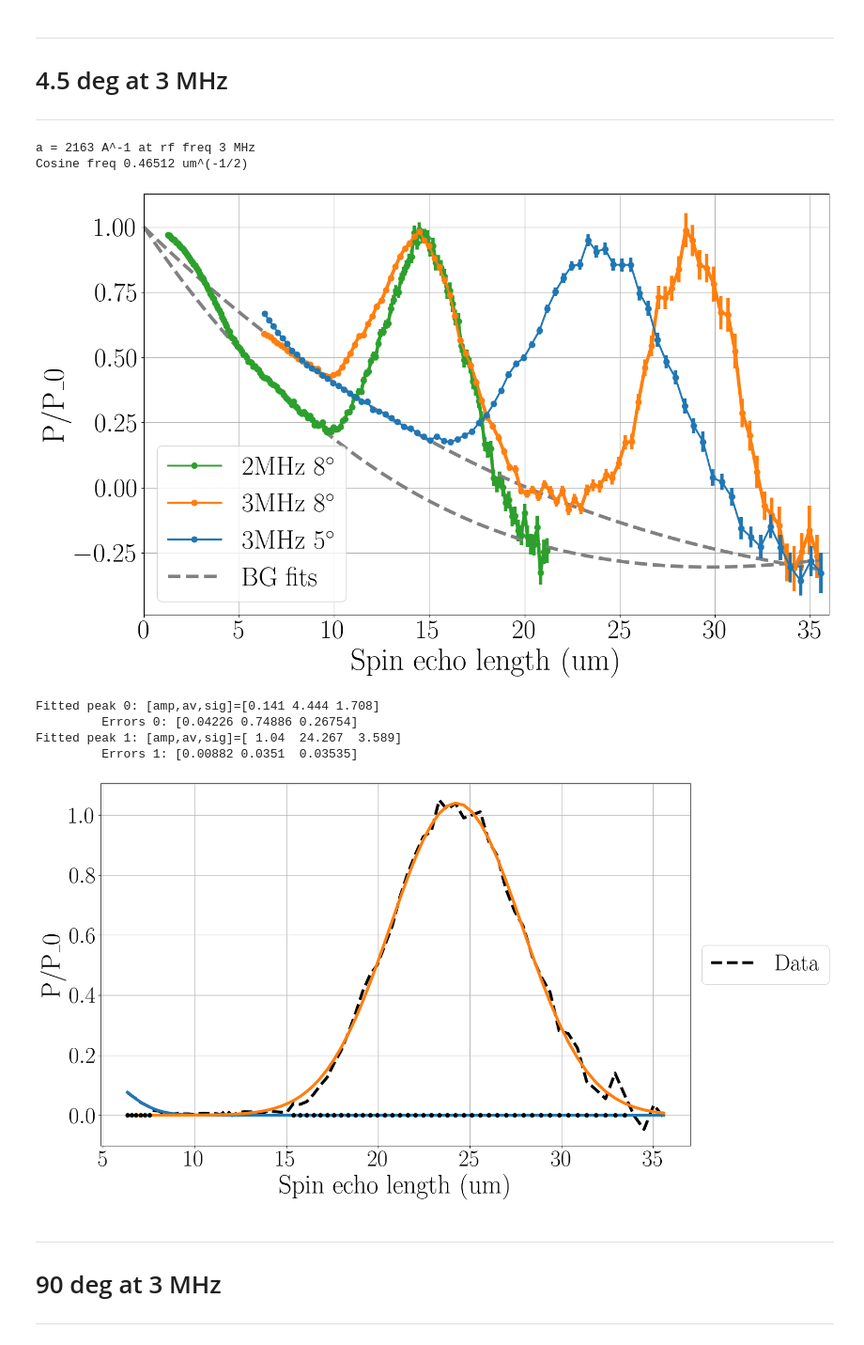
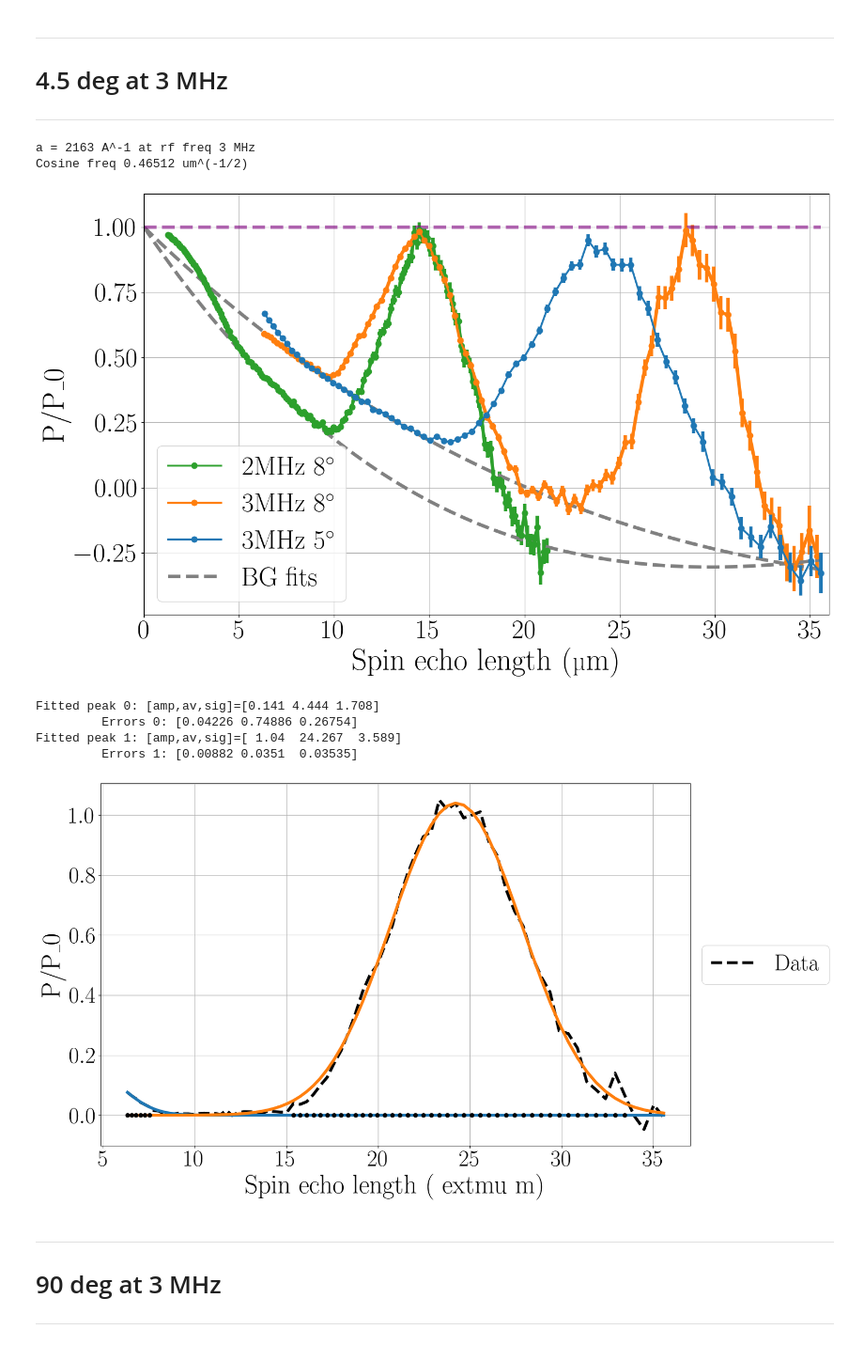
Before and after one commit to srmck/SESANS-coherence-length, a Jupyter notebook: Coherence_analysis.ipynb, the cells around one changed output. Shown at 94% size. Cells and saved outputs as stored; diff of their text form; code cells hidden in the pictures.

Commit message:
Fixed micro
Why is latex so terrible?

```diff
--- a/Coherence_analysis.ipynb
+++ b/Coherence_analysis.ipynb
@@ -22,7 +22,7 @@ plt.rc('lines', linewidth=4.5)
 
 if True: #Additions to latex preamble for matplotlib:
     plt.rc('text', usetex=True)
-    plt.rc('text.latex', preamble=r'\usepackage{textcomp,amsmath,amsthm,amssymb,amsfonts,braket,siunitx}')
+    plt.rc('text.latex', preamble=r'\usepackage{textcomp,amsmath,amsthm,amssymb,amsfonts,braket,siunitx,upgreek}')
     plt.rcParams["font.family"] = "Computer Modern Roman"
 
 plt.rc('font', size=SMALL_SIZE)          # controls default text sizes
@@ -192,7 +192,7 @@ plt.show()
 # 90 deg data 2MHz
 ***
 # %%
-path = work_path
+path = home_path
 file = "pols_2Mhz_90deg3.0_0.05_12.5.dat"
 
 with open(path+file) as f:
@@ -334,7 +334,7 @@ if False:
 # 8 deg data 2 MHz
 ***
 # %%
-path = work_path
+path = home_path
 file = "pols_2Mhz_8deg3.0_0.05_12.5.dat"
 
 with open(path+file) as f:
@@ -453,7 +453,7 @@ if False:
 # 8deg data 3 MHz
 ***
 # %%
-path = work_path
+path = home_path
 #file = "pols_3Mhz_8deg5.5_0.1_13.25.dat"
 file = "pols_3Mhz_8deg5.5_0.075_13.25.dat"
 #file = "pols_3Mhz_8deg5.5_0.05_13.25.dat"
@@ -527,7 +527,7 @@ Fitted peak 1: [amp,av,sig]=[ 1.16  28.856  2.223]
 # 4.5 deg at 3 MHz
 ***
 # %%
-path = work_path
+path = home_path
 file = "pols_3Mhz_4p5deg5.5_0.1_13.25.dat"
 
 with open(path+file) as f:
@@ -558,7 +558,9 @@ plt.plot(x_tot,BG(x_tot,*BG_parms_2_8),'--',color='gray')#,label='BG fit 2')
 #plt.plot(x_tot,BG(x_tot,BG_parms_2_90[0],np.sqrt(2/3)*parms_tr[1]),'--',color='black',label='BG fit scaled')
 #plt.plot(x_tot,BG(x_tot,*BG_parms_3_90),'--',color='green',label='BG (90$^{\circ}$)')
 
-plt.xlabel('Spin echo length (um)')
+plt.plot(x_tot,np.ones(len(x_tot)),'--',color='purple',alpha=.6)
+
+plt.xlabel(r'Spin echo length (\textmu m)')
 plt.ylabel('P/P_0')
 plt.grid()
 plt.xlim(0,36)
@@ -571,40 +573,40 @@ subtracted = y-BG(x,*bs)
 peak_x = np.where(subtracted>0.025)
 plt.plot(x,subtracted,'--',color='black',label='Data')
 
 seperated = splitter(peak_x[0],1)
 
 fparms = []
 for indx,sep in enumerate(seperated):
     plt.plot(x[sep],np.zeros(len(sep)),'o',color='black',zorder=10)  #peak fit domain
 
     guess = [1,x[sep[indx]],3.6]
     ff,errs = curve_fit(ampgauss,x[sep],subtracted[sep],p0=guess)
     fparms.append(ff)
     #plt.plot(x,ampgauss(x,*guess),'--',color=f'C{indx}')
     plt.plot(x,ampgauss(x,*ff),color=f'C{indx}')
     print(f'Fitted peak {indx}: [amp,av,sig]={np.round(ff,3)}')
     print(f'\t Errors {indx}: {np.round(np.sqrt(np.diag(errs)),5)}')
 fparms = np.array(fparms)
 
-plt.xlabel('Spin echo length (um)')
+plt.xlabel('Spin echo length (\textmu m)')
 plt.ylabel('P/P_0')
 plt.grid()
 ax.legend(loc='center left', bbox_to_anchor=(1, 0.5))
 plt.show()
 
 X4_saved = np.copy(x)
 X4_tot_saved = np.copy(x_tot)
 fparms4_saved = np.copy(fparms)
 BG_parms_3_4p5 = np.copy(bg_p)
 # %% [output]
 a = 2163 A^-1 at rf freq 3 MHz
 Cosine freq 0.46512 um^(-1/2)
-[figure, old version]
+[figure, new version]
 Fitted peak 0: [amp,av,sig]=[0.141 4.444 1.708]
          Errors 0: [0.04226 0.74886 0.26754]
 Fitted peak 1: [amp,av,sig]=[ 1.04  24.267  3.589]
          Errors 1: [0.00882 0.0351  0.03535]
-[figure, old version]
+[figure, new version]
 # %% [markdown]
 ***
 # 90 deg at 3 MHz
```
Also changed, not shown: parts of 1 cell of this notebook.
